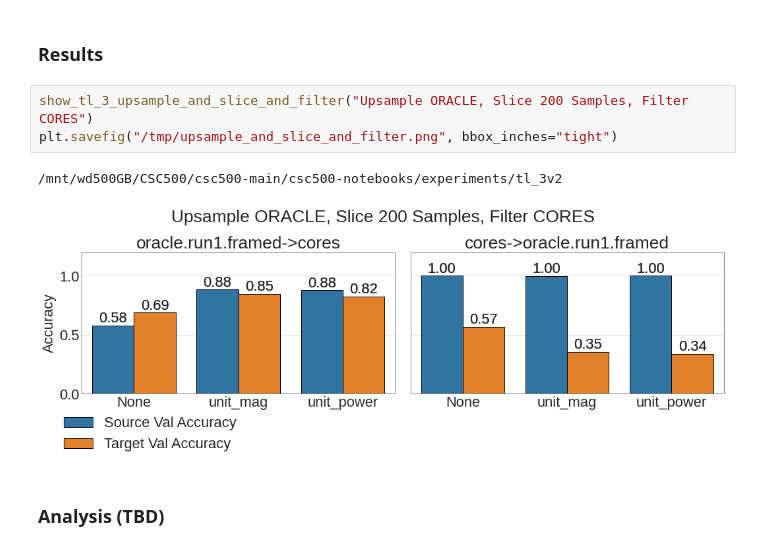
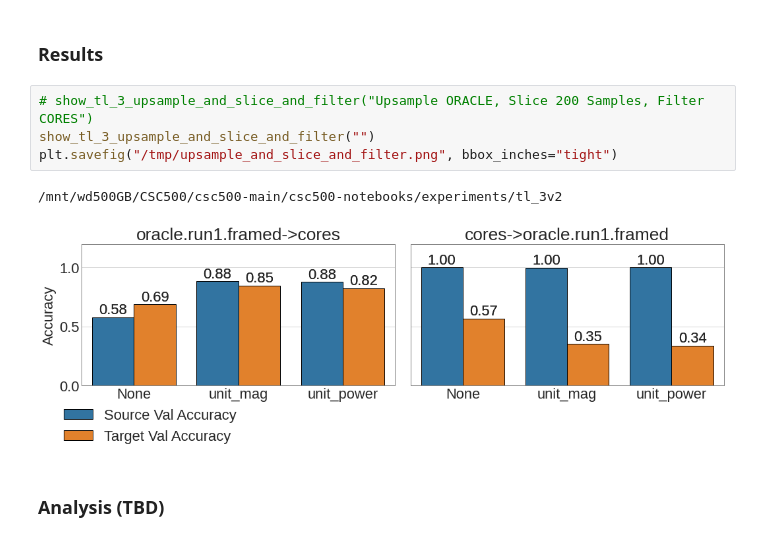
Before and after one commit to stevester94/csc500-notebooks, a Jupyter notebook: analysis/analysis.ipynb, the cells around one changed output. Drawn from its saved outputs; the diff is of its cells as text.

```diff
--- a/analysis/analysis.ipynb
+++ b/analysis/analysis.ipynb
@@ -1103,11 +1148,12 @@ plt.savefig("/tmp/upsample_and_slice.png", bbox_inches="tight")
 # %% [markdown]
 ### Results
 # %%
-show_tl_3_upsample_and_slice_and_filter("Upsample ORACLE, Slice 200 Samples, Filter CORES")
+# show_tl_3_upsample_and_slice_and_filter("Upsample ORACLE, Slice 200 Samples, Filter CORES")
+show_tl_3_upsample_and_slice_and_filter("")
 plt.savefig("/tmp/upsample_and_slice_and_filter.png", bbox_inches="tight")
 # %% [output]
 /mnt/wd500GB/CSC500/csc500-main/csc500-notebooks/experiments/tl_3v2
-[figure, old version]
+[figure, new version]
 # %% [markdown]
 ### Analysis (TBD)
 # %% [markdown]
```
Also changed, not shown: parts of 18 cells of this notebook, 1 other file.
